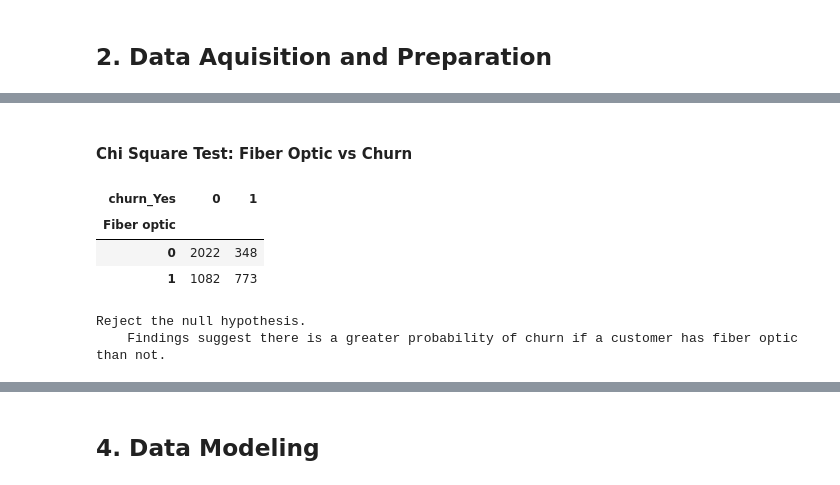
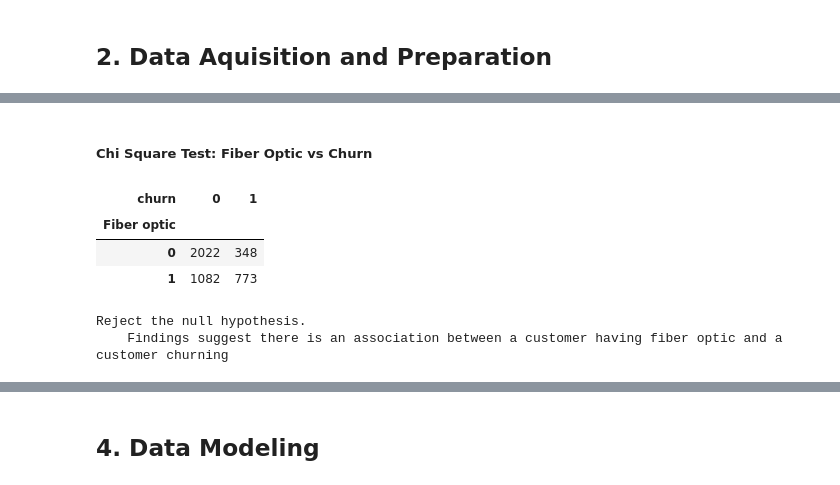
Before and after one commit to morgancross2/classification_project_telco, a Jupyter notebook: final_report.ipynb, the cells around one changed output, grey strips where cells are left out. Saved outputs shown, nothing was run; the diff lists cells and outputs as text; code cells hidden in the pictures.

```diff
--- a/final_report.ipynb
+++ b/final_report.ipynb
@@ -47,6 +55,6 @@ import sklearn.metrics as met
 # %%
 telco = acquire.get_telco_data()
 telco = prepare.prep_telco(telco)
-train, val, test = prepare.split_data(telco, 'churn_Yes')
+train, val, test = prepare.split_data(telco, 'churn')
 train.shape, val.shape, test.shape
 # %% [output]
@@ -132,21 +128,21 @@ print(f'{yes_churn_fo_per}% of all customers with fiber optic churn.')
 14.7% of all customers without fiber optic churn.
 41.7% of all customers with fiber optic churn.
 # %% [markdown]
-#### Chi Square Test: Fiber Optic vs Churn
+##### Chi Square Test: Fiber Optic vs Churn
 # %%
 # set up variables. Customers with fiber optic vs customers without.
 fiber = train[train['Fiber optic']==1]
 no_fiber = train[train['Fiber optic']==0]
 
 # create observed dataset
-observed = pd.crosstab(train['Fiber optic'], train.churn_Yes)
+observed = pd.crosstab(train['Fiber optic'], train.churn)
 
 # set alpha to 0.05 (due to 95% confidence level)
 α = 0.05
 
 observed
 # %% [output]
-| churn_Yes | 0 | 1 |
+| churn | 0 | 1 |
 | Fiber optic |  |  |
 | 0 | 2022 | 348 |
 | 1 | 1082 | 773 |
@@ -155,10 +151,10 @@ observed
 chi2, p, dof, expected = stats.chi2_contingency(observed)
 if p < α:
     print('''Reject the null hypothesis.
-    Findings suggest there is a greater probability of churn if a customer has fiber optic than not.''')
+    Findings suggest there is an association between a customer having fiber optic and a customer churning''')
 else:
     print('''Fail to reject the null hypothesis.
-    Findings suggest there is a less than or equal probability of churn if a customer has fiber optic than not.''')
+    Findings suggest there is no association between a customer having fiber optic and a customer churning.''')
 # %% [output]
 Reject the null hypothesis.
-    Findings suggest there is a greater probability of churn if a customer has fiber optic than not.
+    Findings suggest there is an association between a customer having fiber optic and a customer churning
```
Also changed, not shown: parts of 20 cells of this notebook, 1 other file.
